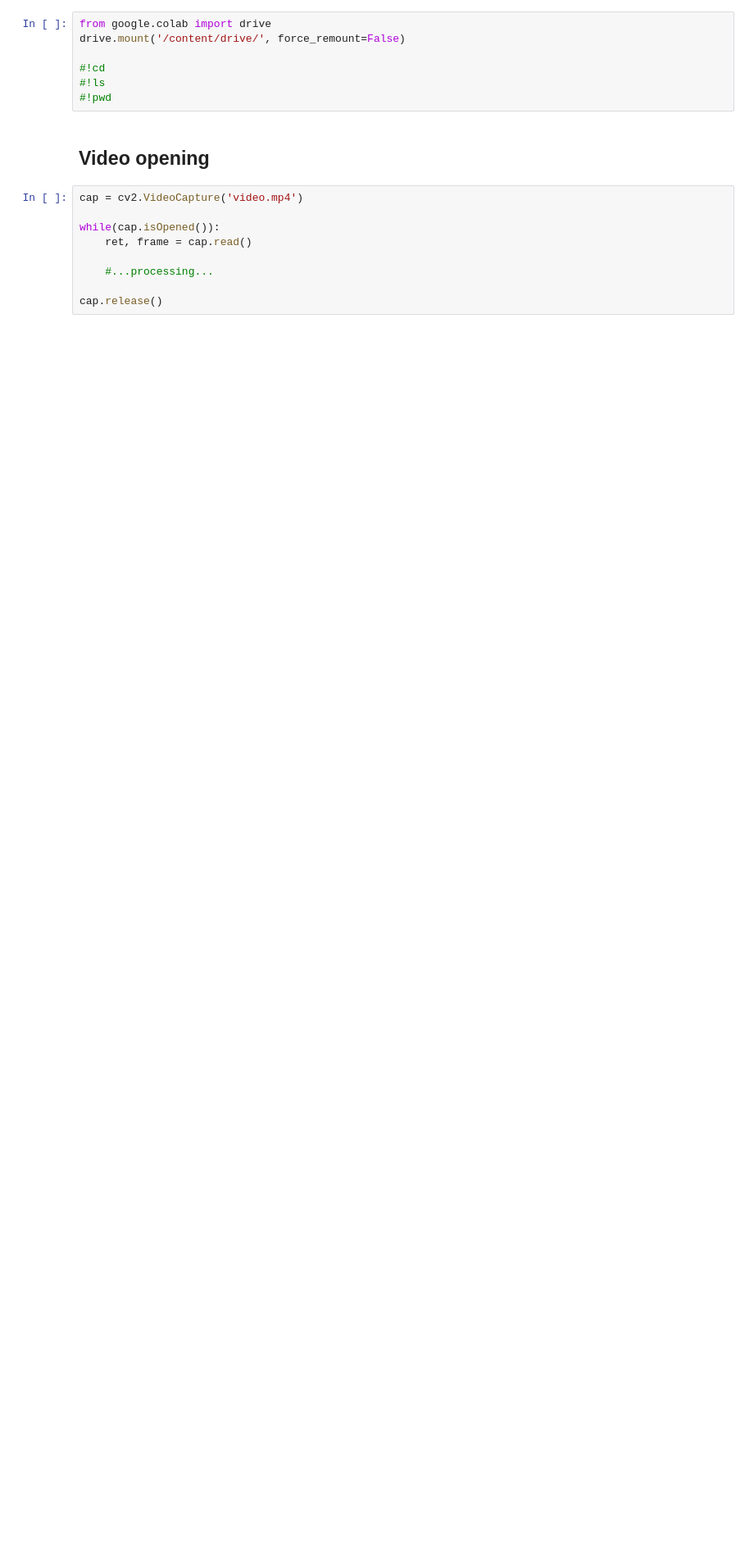
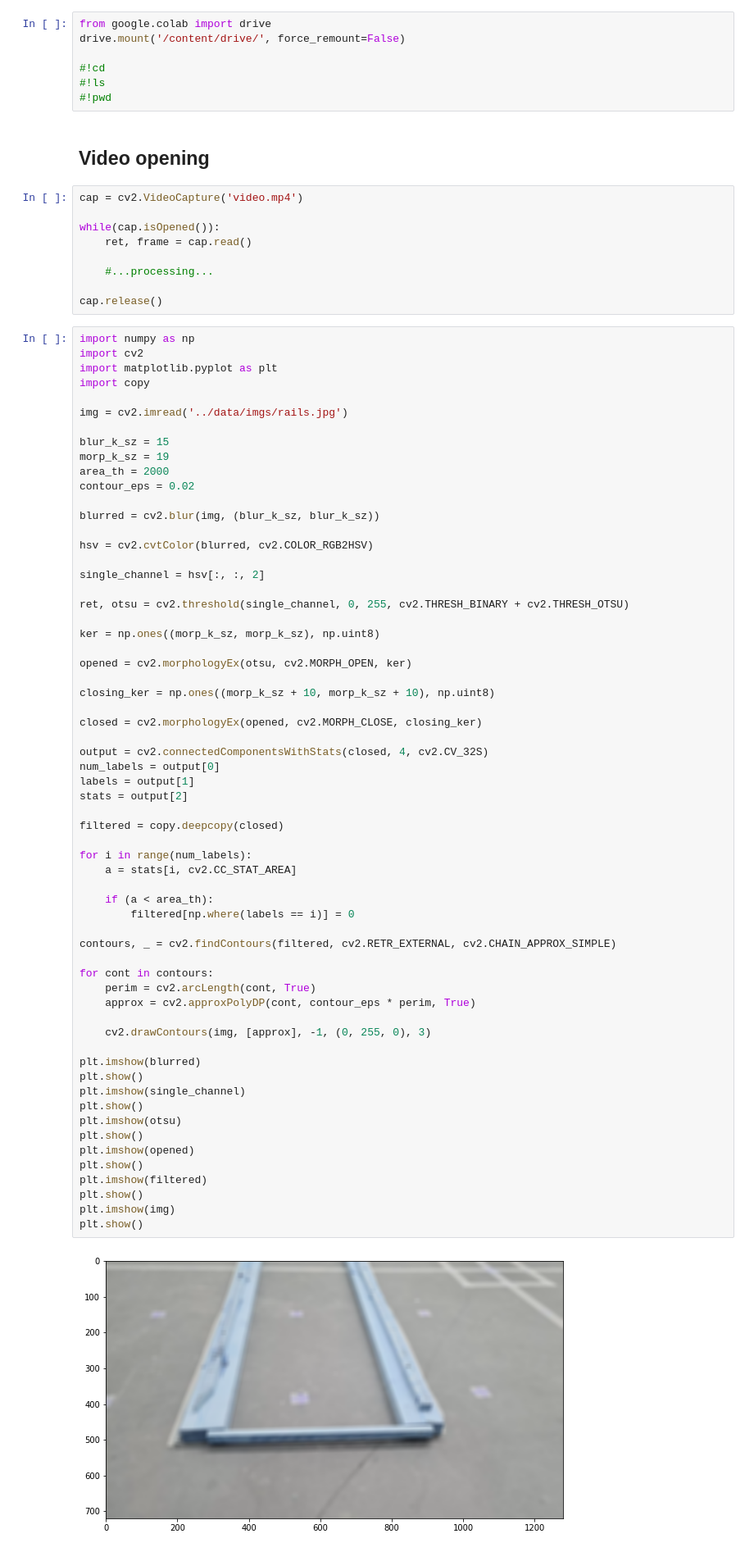
Before and after one commit to StarkitRobots/cvr_course, a Jupyter notebook: notebooks/cv_sem3.ipynb, the cells around one changed output. Shown at 82% size. Saved outputs shown, nothing was run; the diff lists cells and outputs as text; blank space fills up the shorter version.

```diff
--- a/notebooks/cv_sem3.ipynb
+++ b/notebooks/cv_sem3.ipynb
@@ -274,3 +315,67 @@ while(cap.isOpened()):
     #...processing...
 
 cap.release()
+# %%
+import numpy as np
+import cv2
+import matplotlib.pyplot as plt
+import copy
+
+img = cv2.imread('../data/imgs/rails.jpg')
+
+blur_k_sz = 15
+morp_k_sz = 19
+area_th = 2000
+contour_eps = 0.02
+
+blurred = cv2.blur(img, (blur_k_sz, blur_k_sz))
+
+hsv = cv2.cvtColor(blurred, cv2.COLOR_RGB2HSV)
+
+single_channel = hsv[:, :, 2]
+
+ret, otsu = cv2.threshold(single_channel, 0, 255, cv2.THRESH_BINARY + cv2.THRESH_OTSU)
+
+ker = np.ones((morp_k_sz, morp_k_sz), np.uint8)
+
+opened = cv2.morphologyEx(otsu, cv2.MORPH_OPEN, ker)
+
+closing_ker = np.ones((morp_k_sz + 10, morp_k_sz + 10), np.uint8)
+
+closed = cv2.morphologyEx(opened, cv2.MORPH_CLOSE, closing_ker)
+
+output = cv2.connectedComponentsWithStats(closed, 4, cv2.CV_32S)
+num_labels = output[0]
+labels = output[1]
+stats = output[2]
+
+filtered = copy.deepcopy(closed)
+
+for i in range(num_labels):
+    a = stats[i, cv2.CC_STAT_AREA]
+
+    if (a < area_th):
+        filtered[np.where(labels == i)] = 0
+
+contours, _ = cv2.findContours(filtered, cv2.RETR_EXTERNAL, cv2.CHAIN_APPROX_SIMPLE)
+
+for cont in contours:
+    perim = cv2.arcLength(cont, True)
+    approx = cv2.approxPolyDP(cont, contour_eps * perim, True)
+
+    cv2.drawContours(img, [approx], -1, (0, 255, 0), 3)
+
+plt.imshow(blurred)
+plt.show()
+plt.imshow(single_channel)
+plt.show()
+plt.imshow(otsu)
+plt.show()
+plt.imshow(opened)
+plt.show()
+plt.imshow(filtered)
+plt.show()
+plt.imshow(img)
+plt.show()
+# %% [output]
+[figure, added]
```
Also changed, not shown: parts of 11 cells of this notebook, 2 other files.
